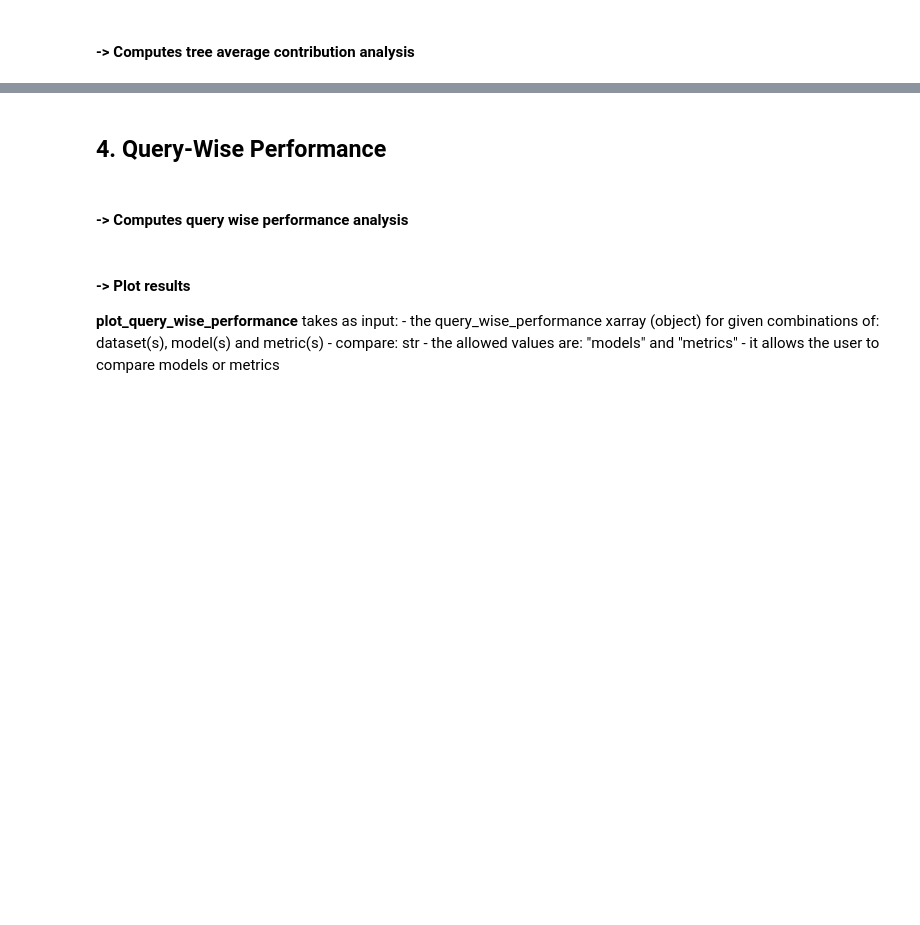
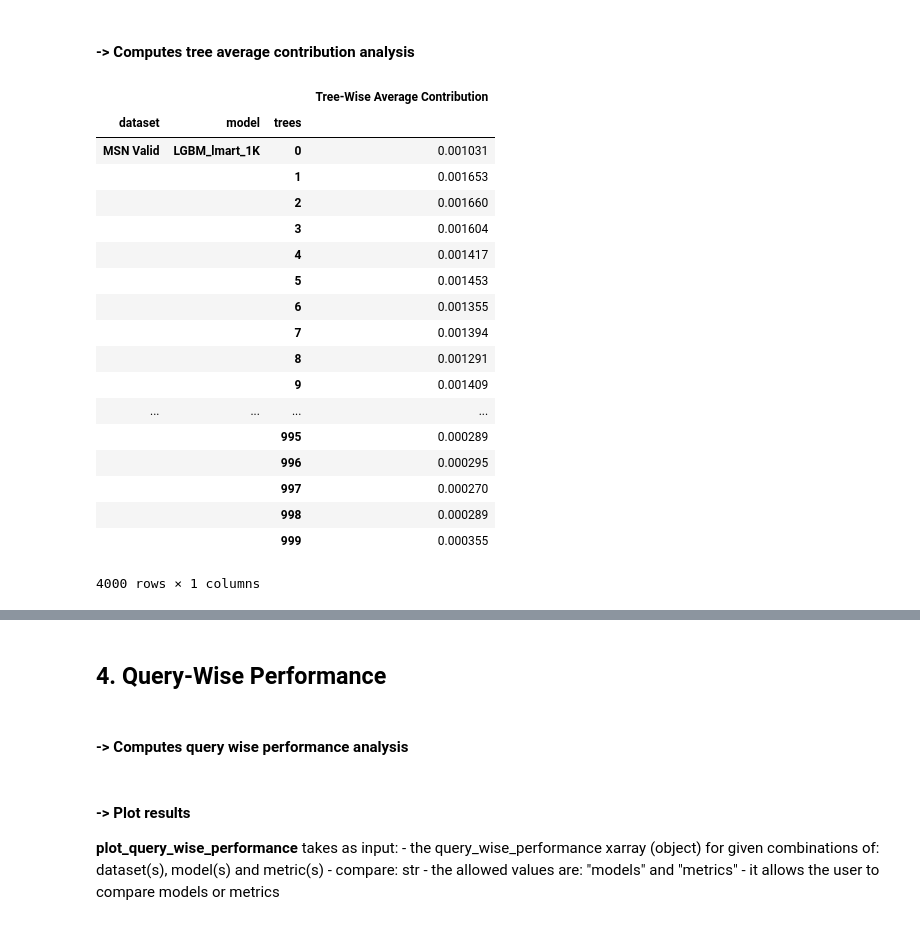
Before and after one commit to hpclab/rankeval, a Jupyter notebook: notebooks/RankEval - Effectiveness Analysis.ipynb, the cells around one changed output, grey strips where cells are left out. Saved outputs shown, nothing was run; the diff lists cells and outputs as text; code cells hidden in the pictures; blank space fills up the shorter version.

```diff
--- a/notebooks/RankEval - Effectiveness Analysis.ipynb
+++ b/notebooks/RankEval - Effectiveness Analysis.ipynb
@@ -66,7 +73,7 @@ from rankeval.model import RTEnsemble
 msn_qr_lmart_1Ktrees = RTEnsemble(msn_qr_lmart_1Ktrees_file, name="QR_lmart_1K", format="QuickRank")
 msn_qr_lmart_15Ktrees = RTEnsemble(msn_qr_lmart_15Ktrees_file, name="QR_lmart_15K", format="QuickRank")
 msn_xgb_lmart_1Ktrees = RTEnsemble(msn_xgb_lmart_1Ktrees_file, name="XGB_lmart_1K", format="XGBoost")
-msn_lgbm_lmart_15Ktrees = RTEnsemble(msn_lgbm_lmart_1Ktrees_file, name="LGBM_lmart_1K", format="LightGBM")
+msn_lgbm_lmart_1Ktrees = RTEnsemble(msn_lgbm_lmart_1Ktrees_file, name="LGBM_lmart_1K", format="LightGBM")
 # %%
 # Loading Datasets
 from rankeval.dataset import Dataset
@@ -214,15 +222,31 @@ fig3.show()
 # %% [markdown]
 #### -> Computes tree average contribution analysis
 # %%
-from rankeval.analysis.effectiveness import tree_wise_performance
+from rankeval.analysis.effectiveness import tree_wise_average_contribution
 
-istella_tree_contrib = tree_wise_average_contribution(datasets=[istella_test],
-                           models=[istella_lmart_500])
-print istella_tree_contrib
-
-msn_tree_contrib = tree_wise_average_contribution(datasets=[msn_test],
-                           models=[msn_mart_50, msn_lmart_100])
-print msn_tree_contrib
+msn_tree_contrib = tree_wise_average_contribution(datasets=[msn_validation, msn_test],
+                           models=[msn_lgbm_lmart_1Ktrees, msn_xgb_lmart_1Ktrees])
+msn_tree_contrib.to_dataframe()
+# %% [output]
+|  |  |  | Tree-Wise Average Contribution |
+| dataset | model | trees |  |
+| MSN Valid | LGBM_lmart_1K | 0 | 0.001031 |
+|  |  | 1 | 0.001653 |
+|  |  | 2 | 0.001660 |
+|  |  | 3 | 0.001604 |
+|  |  | 4 | 0.001417 |
+|  |  | 5 | 0.001453 |
+|  |  | 6 | 0.001355 |
+|  |  | 7 | 0.001394 |
+|  |  | 8 | 0.001291 |
+|  |  | 9 | 0.001409 |
+| ... | ... | ... | ... |
+|  |  | 995 | 0.000289 |
+|  |  | 996 | 0.000295 |
+|  |  | 997 | 0.000270 |
+|  |  | 998 | 0.000289 |
+|  |  | 999 | 0.000355 |
+4000 rows × 1 columns
 # %% [markdown]
 #### -> Plot results
 
```
Also changed, not shown: parts of 11 cells of this notebook, 6 other files.
